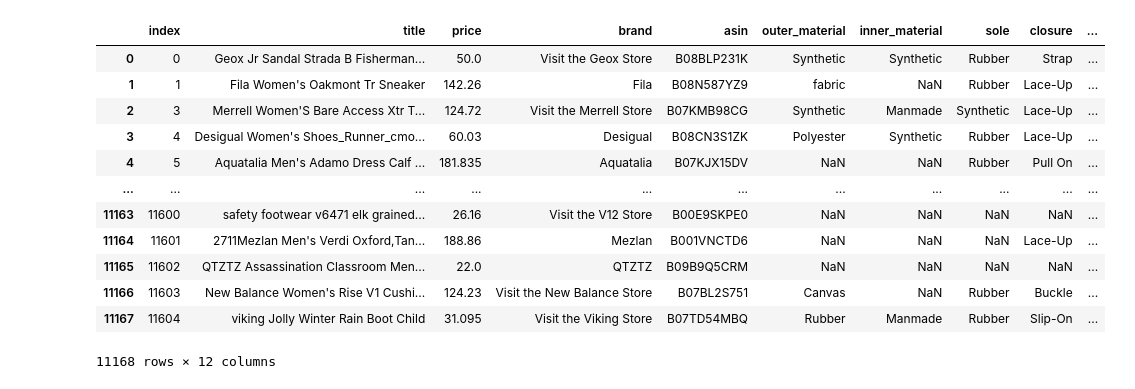
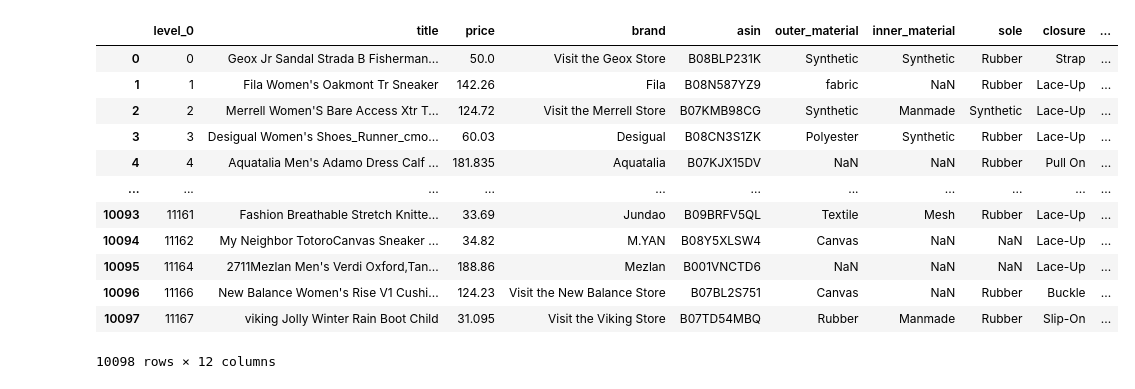
Before and after one commit to badie-tahghighi/ecommerence-recommender-system, a Jupyter notebook: preprocess.ipynb, the cells around one changed output. Saved outputs shown, nothing was run; the diff lists cells and outputs as text; code cells hidden in the pictures.

Commit message:
preprocess shoes dataset

```diff
--- a/preprocess.ipynb
+++ b/preprocess.ipynb
@@ -43,0 +59,6 @@ Name: price, Length: 11168, dtype: object
+# %%
+raw_shoes['heel_height'].fillna(0, inplace=True)
+raw_shoes['heel_type'].fillna('no heel', inplace=True)
+raw_shoes['shoe_width'].fillna('medium', inplace=True)
+raw_shoes['shoe_width'] = raw_shoes['shoe_width'].str.lower()
+raw_shoes['shoe_width'].value_counts()
@@ -43,0 +146,5 @@ Name: price, Length: 11168, dtype: object
+# %%
+remove_digits = lambda string: ''.join([i for i in string if not i.isdigit()])
+raw_shoes['heel_height'] = raw_shoes['heel_height'].astype(str)
+heel_height_units = raw_shoes['heel_height'].apply(remove_digits)
+heel_height_units.value_counts()
@@ -43,0 +209,3 @@ Name: price, Length: 11168, dtype: object
+# %%
+raw_shoes['heel_type'] = raw_shoes['heel_type'].str.lower()
+raw_shoes.pivot_table(columns=['heel_type'], aggfunc='size').sort_values(ascending=False)
@@ -43,0 +226,15 @@ Name: price, Length: 11168, dtype: object
+# %%
+raw_shoes['heel_type'].replace('low', 'low-heel', inplace=True)
+raw_shoes['heel_type'].replace('no paragraph', 'no heel', inplace=True)
+raw_shoes['heel_type'].replace('technical_sport_shoe, flat', 'technical_sport', inplace=True)
+raw_shoes['heel_type'].replace('shoes, flat', 'flat', inplace=True)
+raw_shoes['heel_type'].replace('low-heels', 'low-heel', inplace=True)
+raw_shoes['heel_type'].replace('without heel', 'no heel', inplace=True)
+raw_shoes['heel_type'].replace('kein absatz', 'no heel', inplace=True)
+
+duplicated_values_count = pd.DataFrame(
+    raw_shoes.pivot_table(columns=['heel_type'], aggfunc='size').sort_values(ascending=False))
+for index, row in duplicated_values_count.iterrows():
+    if row.values[0] < 6:
+        raw_shoes = raw_shoes[raw_shoes.heel_type != row.name]
+raw_shoes.pivot_table(columns=['heel_type'], aggfunc='size').sort_values(ascending=False)
@@ -44,38 +261,36 @@ Name: price, Length: 11168, dtype: object
 # %%
-import re
-
+find_numbers = lambda string: re.findall("\d+\.+\d+", string)
 
 def reformat_prices(prices):
-    find_numbers = lambda string: re.findall("\d+\.\d+", string)
     prices = prices.apply(find_numbers)
     for index in range(prices.shape[0]):
         price = prices.get(index)
         if price is None:
             prices[index] = 0
         elif len(price) > 1:
             prices[index] = (float(price[0]) + float(price[1])) / 2
         else:
             prices[index] = float(price[0])
     return prices
 
-
+raw_shoes.reset_index(inplace=True)
 raw_shoes['price'] = reformat_prices(raw_shoes['price'])
-raw_shoes = raw_shoes.iloc[:11168, :]
+raw_shoes.drop(columns=['index'], inplace=True)
 raw_shoes
 # %% [output]
-|  | index | title | price | brand | asin | outer_material | inner_material | sole | closure | ... |
+|  | level_0 | title | price | brand | asin | outer_material | inner_material | sole | closure | ... |
 | 0 | 0 | Geox Jr Sandal Strada B Fisherman... | 50.0 | Visit the Geox Store | B08BLP231K | Synthetic | Synthetic | Rubber | Strap | ... |
 | 1 | 1 | Fila Women's Oakmont Tr Sneaker | 142.26 | Fila | B08N587YZ9 | fabric | NaN | Rubber | Lace-Up | ... |
-| 2 | 3 | Merrell Women'S Bare Access Xtr T... | 124.72 | Visit the Merrell Store | B07KMB98CG | Synthetic | Manmade | Synthetic | Lace-Up | ... |
-| 3 | 4 | Desigual Women's Shoes_Runner_cmo... | 60.03 | Desigual | B08CN3S1ZK | Polyester | Synthetic | Rubber | Lace-Up | ... |
-| 4 | 5 | Aquatalia Men's Adamo Dress Calf ... | 181.835 | Aquatalia | B07KJX15DV | NaN | NaN | Rubber | Pull On | ... |
+| 2 | 2 | Merrell Women'S Bare Access Xtr T... | 124.72 | Visit the Merrell Store | B07KMB98CG | Synthetic | Manmade | Synthetic | Lace-Up | ... |
+| 3 | 3 | Desigual Women's Shoes_Runner_cmo... | 60.03 | Desigual | B08CN3S1ZK | Polyester | Synthetic | Rubber | Lace-Up | ... |
+| 4 | 4 | Aquatalia Men's Adamo Dress Calf ... | 181.835 | Aquatalia | B07KJX15DV | NaN | NaN | Rubber | Pull On | ... |
 | ... | ... | ... | ... | ... | ... | ... | ... | ... | ... | ... |
-| 11163 | 11600 | safety footwear v6471 elk grained... | 26.16 | Visit the V12 Store | B00E9SKPE0 | NaN | NaN | NaN | NaN | ... |
-| 11164 | 11601 | 2711Mezlan Men's Verdi Oxford,Tan... | 188.86 | Mezlan | B001VNCTD6 | NaN | NaN | NaN | Lace-Up | ... |
-| 11165 | 11602 | QTZTZ Assassination Classroom Men... | 22.0 | QTZTZ | B09B9Q5CRM | NaN | NaN | NaN | NaN | ... |
-| 11166 | 11603 | New Balance Women's Rise V1 Cushi... | 124.23 | Visit the New Balance Store | B07BL2S751 | Canvas | NaN | Rubber | Buckle | ... |
-| 11167 | 11604 | viking Jolly Winter Rain Boot Child | 31.095 | Visit the Viking Store | B07TD54MBQ | Rubber | Manmade | Rubber | Slip-On | ... |
+| 10093 | 11161 | Fashion Breathable Stretch Knitte... | 33.69 | Jundao | B09BRFV5QL | Textile | Mesh | Rubber | Lace-Up | ... |
+| 10094 | 11162 | My Neighbor TotoroCanvas Sneaker ... | 34.82 | M.YAN | B08Y5XLSW4 | Canvas | NaN | NaN | Lace-Up | ... |
+| 10095 | 11164 | 2711Mezlan Men's Verdi Oxford,Tan... | 188.86 | Mezlan | B001VNCTD6 | NaN | NaN | NaN | Lace-Up | ... |
+| 10096 | 11166 | New Balance Women's Rise V1 Cushi... | 124.23 | Visit the New Balance Store | B07BL2S751 | Canvas | NaN | Rubber | Buckle | ... |
+| 10097 | 11167 | viking Jolly Winter Rain Boot Child | 31.095 | Visit the Viking Store | B07TD54MBQ | Rubber | Manmade | Rubber | Slip-On | ... |
-11168 rows × 12 columns
+10098 rows × 12 columns
 # %%
 raw_shoes.to_csv('assets/csv/preprocessed_shoes.csv', index=False)
 # %%
```
Also changed, not shown: parts of 11 cells of this notebook.
